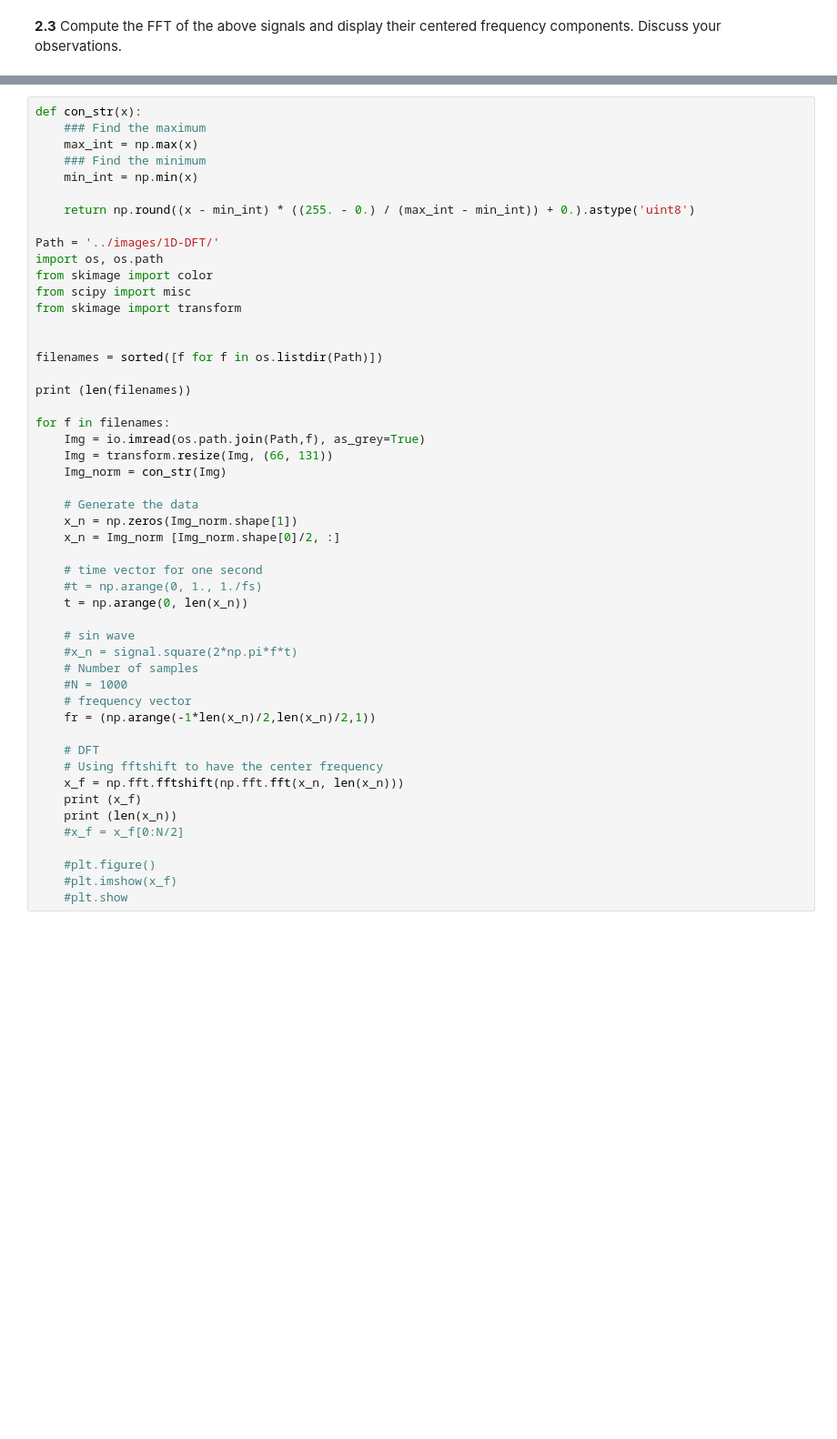
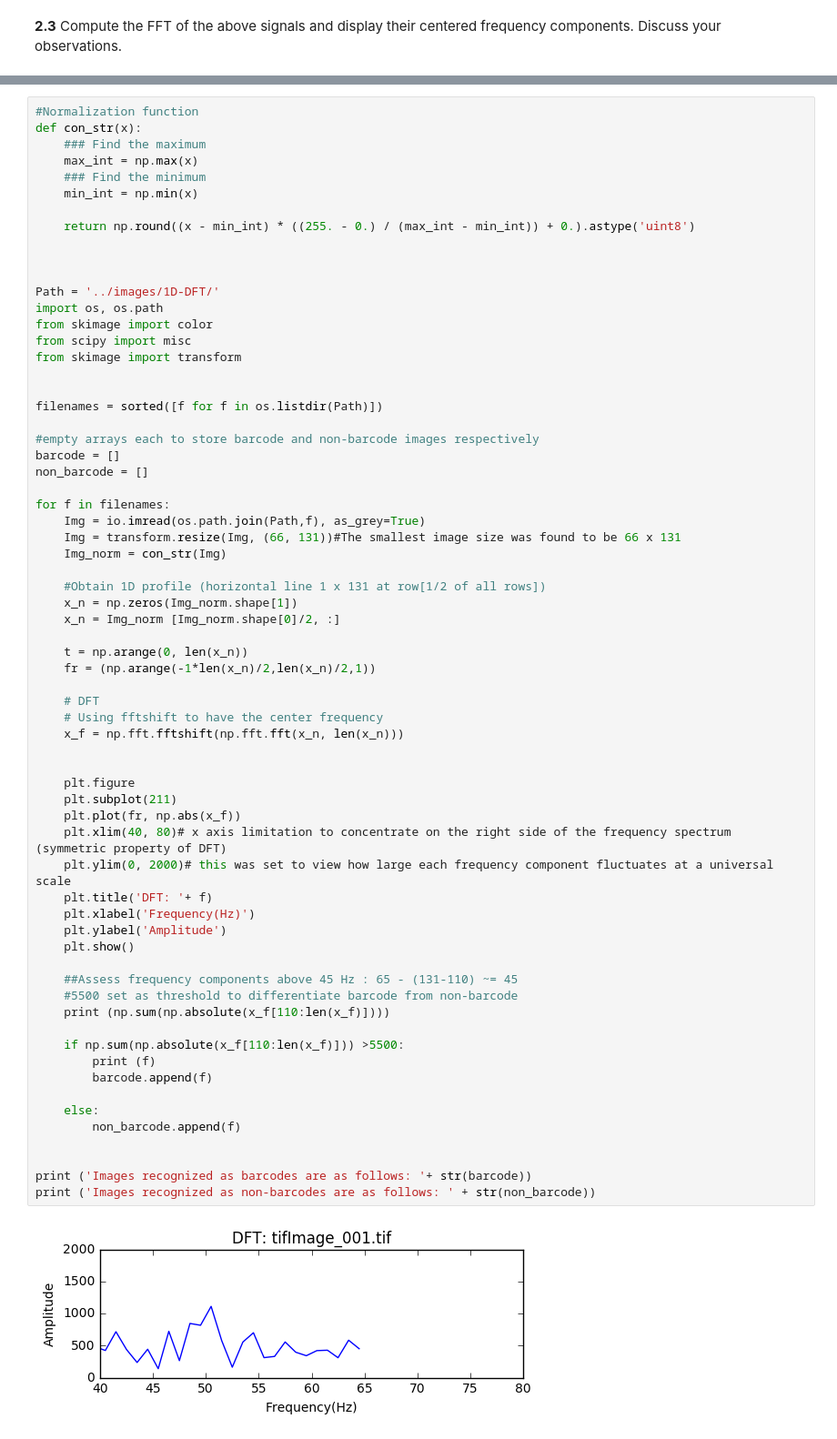
Before and after one commit to alphadadajuju/DSP-TP-1617, a Jupyter notebook: Lab4/python/Lab4.ipynb, the cells around one changed output, grey strips where cells are left out. Shown at 91% size. Cells and saved outputs as stored; diff of their text form; blank space fills up the shorter version.

Commit message:
DSP Lab4 second commit 11/19

```diff
--- a/Lab4/python/Lab4.ipynb
+++ b/Lab4/python/Lab4.ipynb
@@ -380,53 +372,70 @@ To do so we first
 
 **3.4** Discuss your results
 # %%
+#Normalization function
 def con_str(x):
     ### Find the maximum
     max_int = np.max(x)
     ### Find the minimum
     min_int = np.min(x)
 
     return np.round((x - min_int) * ((255. - 0.) / (max_int - min_int)) + 0.).astype('uint8')
+
+
 
 Path = '../images/1D-DFT/'
 import os, os.path
 from skimage import color
 from scipy import misc
 from skimage import transform
 
 
 filenames = sorted([f for f in os.listdir(Path)])
 
-print (len(filenames))
+#empty arrays each to store barcode and non-barcode images respectively
+barcode = []
+non_barcode = []
 
 for f in filenames:
     Img = io.imread(os.path.join(Path,f), as_grey=True)
-    Img = transform.resize(Img, (66, 131))
+    Img = transform.resize(Img, (66, 131))#The smallest image size was found to be 66 x 131
     Img_norm = con_str(Img)
 
-    # Generate the data
+    #Obtain 1D profile (horizontal line 1 x 131 at row[1/2 of all rows])
     x_n = np.zeros(Img_norm.shape[1])
     x_n = Img_norm [Img_norm.shape[0]/2, :]
 
-    # time vector for one second
-    #t = np.arange(0, 1., 1./fs)
     t = np.arange(0, len(x_n))
-
-    # sin wave
-    #x_n = signal.square(2*np.pi*f*t)
-    # Number of samples
-    #N = 1000
-    # frequency vector
     fr = (np.arange(-1*len(x_n)/2,len(x_n)/2,1))
 
     # DFT
     # Using fftshift to have the center frequency
     x_f = np.fft.fftshift(np.fft.fft(x_n, len(x_n)))
-    print (x_f)
-    print (len(x_n))
-    #x_f = x_f[0:N/2]
 
-    #plt.figure()
-    #plt.imshow(x_f)
-    #plt.show
+
+    plt.figure
+    plt.subplot(211)
+    plt.plot(fr, np.abs(x_f))
+    plt.xlim(40, 80)# x axis limitation to concentrate on the right side of the frequency spectrum (symmetric property of DFT)
+    plt.ylim(0, 2000)# this was set to view how large each frequency component fluctuates at a universal scale
+    plt.title('DFT: '+ f)
+    plt.xlabel('Frequency(Hz)')
+    plt.ylabel('Amplitude')
+    plt.show()
+
+    ##Assess frequency components above 45 Hz : 65 - (131-110) ~= 45
+    #5500 set as threshold to differentiate barcode from non-barcode
+    print (np.sum(np.absolute(x_f[110:len(x_f)])))
+
+    if np.sum(np.absolute(x_f[110:len(x_f)])) >5500:
+        print (f)
+        barcode.append(f)
+
+    else:
+        non_barcode.append(f)
+
+
+print ('Images recognized as barcodes are as follows: '+ str(barcode))
+print ('Images recognized as non-barcodes are as follows: ' + str(non_barcode))
 # %% [output]
+[figure, added]
```
Also changed, not shown: parts of 9 cells of this notebook, 1 other file.
